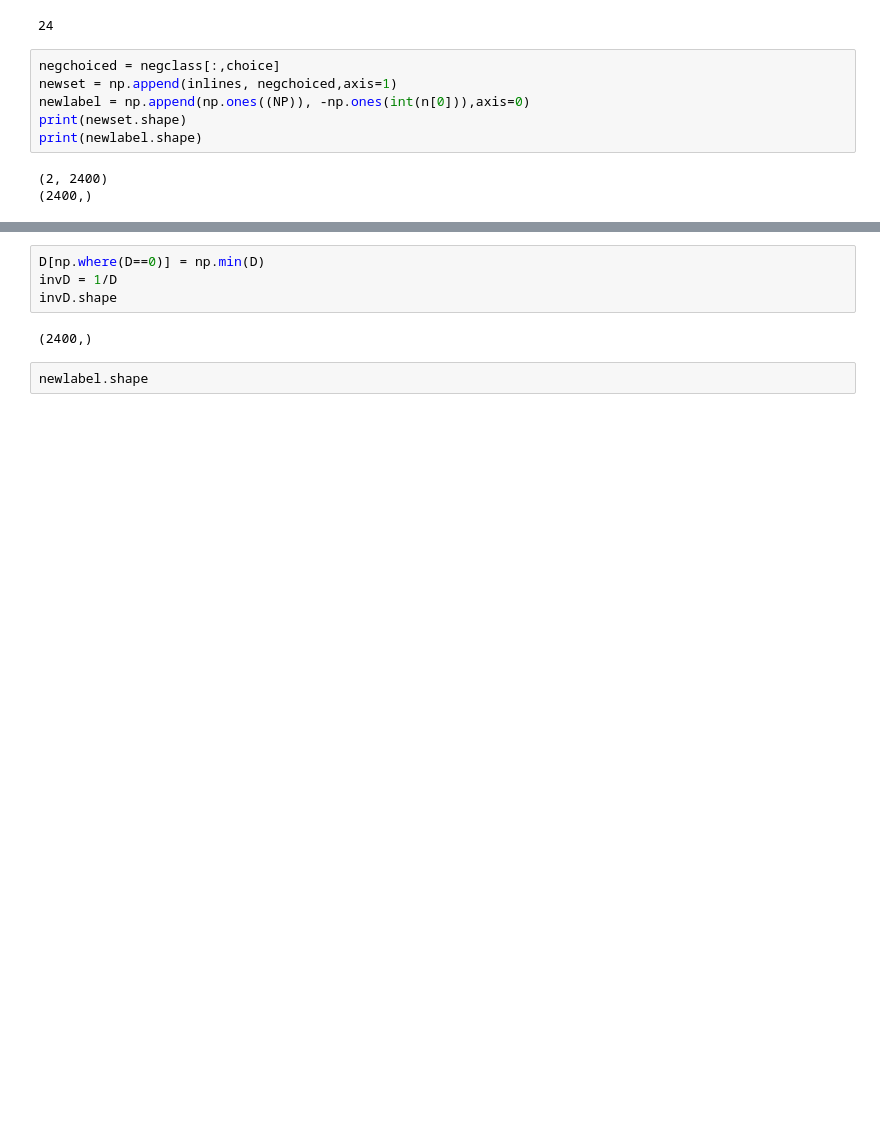
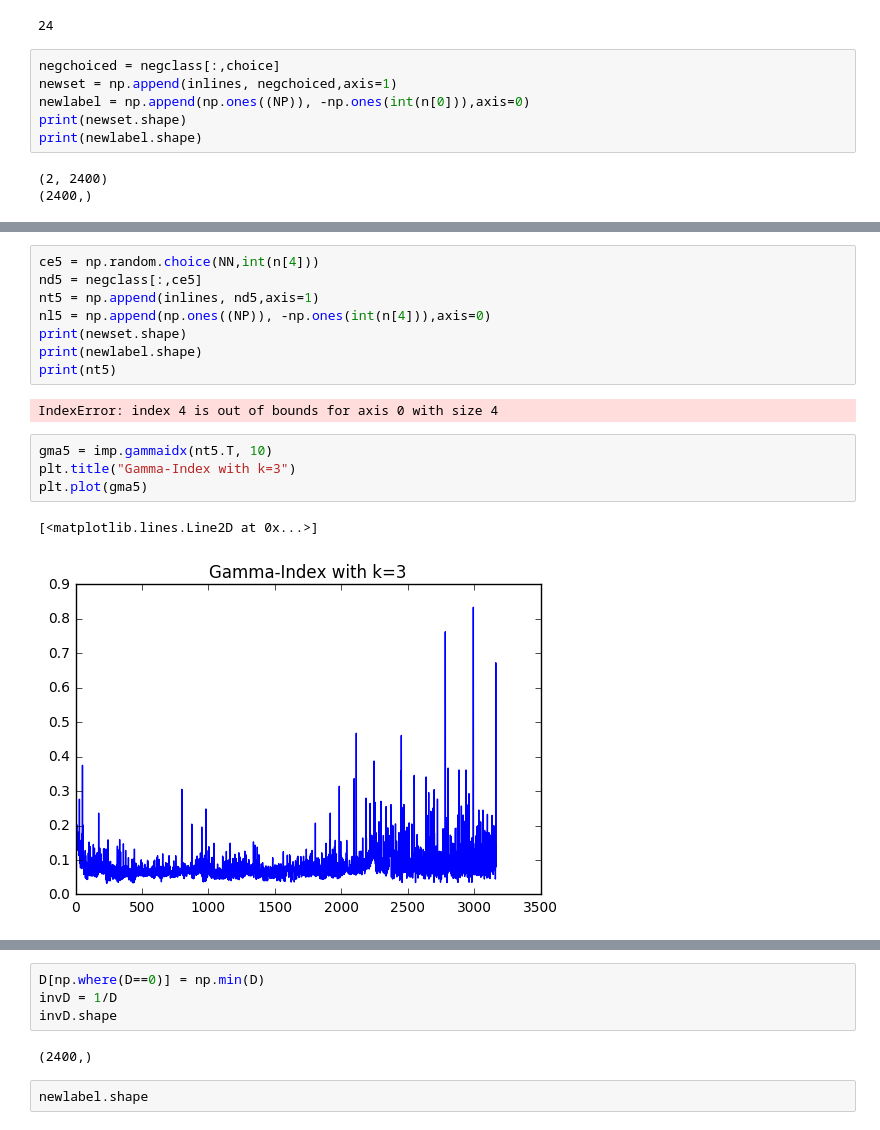
Before and after one commit to hirogit1002/ML_lab, a Jupyter notebook: 01/UB01.ipynb, the cells around one changed output, grey strips where cells are left out. Cells and saved outputs as stored; diff of their text form; blank space fills up the shorter version.

```diff
--- a/01/UB01.ipynb
+++ b/01/UB01.ipynb
@@ -578,3 +578,20 @@ plt.plot(gamma)
+# %%
+ce5 = np.random.choice(NN,int(n[4]))
+nd5 = negclass[:,ce5]
+nt5 = np.append(inlines, nd5,axis=1)
+nl5 = np.append(np.ones((NP)), -np.ones(int(n[4])),axis=0)
+print(newset.shape)
+print(newlabel.shape)
+print(nt5)
+# %% [output]
+IndexError: index 4 is out of bounds for axis 0 with size 4
+# %%
+gma5 = imp.gammaidx(nt5.T, 10)
+plt.title("Gamma-Index with k=3")
+plt.plot(gma5)
+# %% [output]
+[<matplotlib.lines.Line2D at 0x...>]
+[figure, added]
 # %%
 mpoint = np.mean(newset,axis=1)
 D = np.linalg.norm(newset-mpoint.reshape(2,1),axis=0)
```
Also changed, not shown: parts of 4 cells of this notebook, 20 other files.
